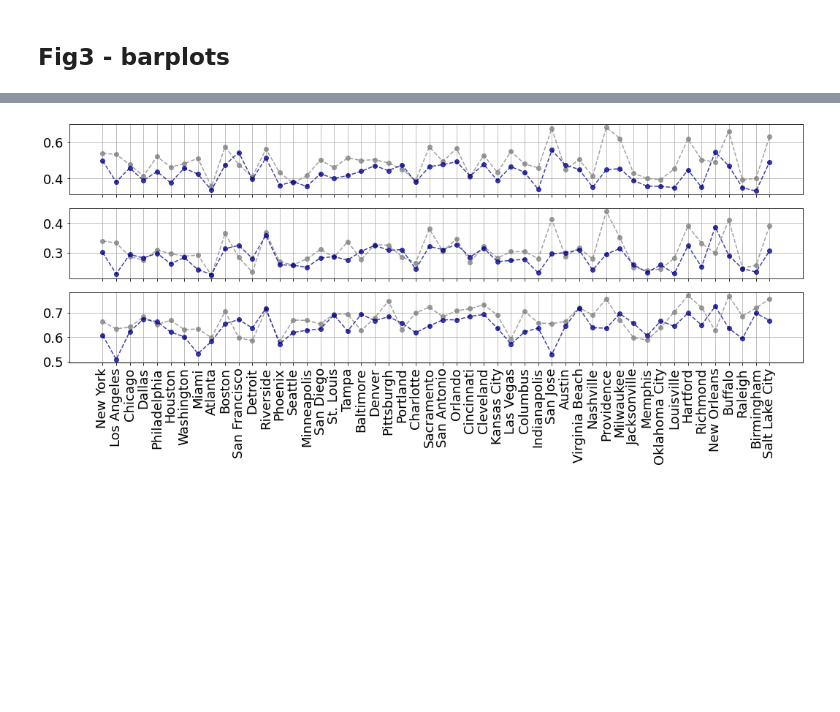
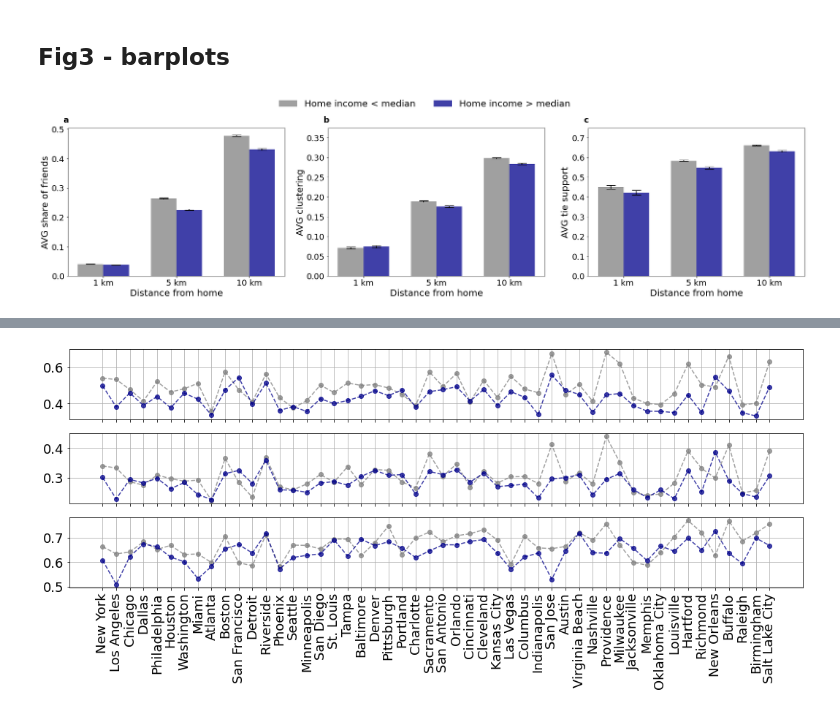
Before and after one commit to sandorjuhasz/ties-around-home, a Jupyter notebook: scripts/visuals.ipynb, the cells around one changed output, grey strips where cells are left out. Cells and saved outputs as stored; diff of their text form; code cells hidden in the pictures; blank space fills up the shorter version.

Commit message:
visuals notebook update

```diff
--- a/scripts/visuals.ipynb
+++ b/scripts/visuals.ipynb
@@ -488,7 +488,6 @@ lower = []
 error_lower  = []
 error_upper =[]
 type = list(["poor"] *3) + list(["rich"] *3)
-
 
 
 # data for Fig3
@@ -509,7 +508,7 @@ for t in pr:
     # loop for variables
     for c in list(temp.columns):
         rownames.append(str(c))
-        bootstrap_mean = draw_bs_replicates(temp[str(c)], np.mean, 2000)   # change repetition HERE
+        bootstrap_mean = draw_bs_replicates(temp[str(c)], np.mean, 4000)   # change repetition HERE
         means.append(np.mean(bootstrap_mean))
         lower.append(np.percentile(bootstrap_mean, 2.5))
         upper.append(np.percentile(bootstrap_mean, 97.5))
@@ -528,7 +527,6 @@ lower = []
 error_lower  = []
 error_upper =[]
 type = list(["poor"] *3) + list(["rich"] *3)
-
 
 
 # data for Fig3
@@ -549,7 +547,7 @@ for t in pr:
     # loop for variables
     for c in list(temp.columns):
         rownames.append(str(c))
-        bootstrap_mean = draw_bs_replicates(temp[str(c)].dropna(), np.mean, 2000)   # change repetition HERE
+        bootstrap_mean = draw_bs_replicates(temp[str(c)].dropna(), np.mean, 4000)   # change repetition HERE
         means.append(np.mean(bootstrap_mean))
         lower.append(np.percentile(bootstrap_mean, 2.5))
         upper.append(np.percentile(bootstrap_mean, 97.5))
@@ -568,7 +566,6 @@ lower = []
 error_lower  = []
 error_upper =[]
 type = list(["poor"] *3) + list(["rich"] *3)
-
 
 
 # data for Fig3
@@ -589,7 +586,7 @@ for t in pr:
     # loop for variables
     for c in list(temp.columns):
         rownames.append(str(c))
-        bootstrap_mean = draw_bs_replicates(temp[str(c)].dropna(), np.mean, 2000)   # change repetition HERE
+        bootstrap_mean = draw_bs_replicates(temp[str(c)].dropna(), np.mean, 4000)   # change repetition HERE
         means.append(np.mean(bootstrap_mean))
         lower.append(np.percentile(bootstrap_mean, 2.5))
         upper.append(np.percentile(bootstrap_mean, 97.5))
@@ -602 +597,72 @@ result_support = pd.DataFrame({ 'dist': rownames , 'mean': means, 'error_lower':
+# %%
+# plot -- Fig 3 a-b-c
+fig,ax = plt.subplots(1,3,figsize=(29,6), sharex=True)
+plt.rcParams['font.size']=18
+
+titles = ['1 km', '5 km', '10 km']
+
+# color of bars
+colorsList = ["grey", "darkblue"]
+
+# part a
+X = np.arange(3)
+bar_width = 0.35
+a_poor = result_degree[result_degree["type"]=="poor"]
+a_rich = result_degree[result_degree["type"]=="rich"]
+rects1 = ax[0].bar(X, a_poor["mean"], color = colorsList[0], width = bar_width, label = 'Poor users', yerr = [a_poor["error_lower"], a_poor["error_upper"]], capsize = 10, alpha=0.75)
+rects2 = ax[0].bar(X + bar_width, a_rich["mean"], color = colorsList[1], width = bar_width, label = 'Rich users', yerr = [a_rich["error_lower"], a_rich["error_upper"]], capsize = 10, alpha=0.75)
+ax[0].set_ylabel('AVG share of friends', size=20)
+ax[0].set_xlabel(xlabel='Distance from home', size=20)
+ax[0].set_xticks(X + bar_width/2)
+ax[0].set_xticklabels(['1 km', '5 km', '10 km'])
+
+
+
+# part b
+X = np.arange(3)
+bar_width = 0.35
+b_poor = result_clust[result_clust["type"]=="poor"]
+b_rich = result_clust[result_clust["type"]=="rich"]
+rects1 = ax[1].bar(X, b_poor["mean"], color = colorsList[0], width = bar_width, label = 'Poor users', yerr = [b_poor["error_lower"], b_poor["error_upper"]], capsize = 10, alpha=0.75)
+rects2 = ax[1].bar(X + bar_width, b_rich["mean"], color = colorsList[1], width = bar_width, label = 'Rich users', yerr = [b_rich["error_lower"], b_rich["error_upper"]], capsize = 10, alpha=0.75)
+ax[1].set_ylabel('AVG clustering', size=20)
+ax[1].set_xlabel(xlabel='Distance from home', size=20)
+ax[1].set_xticks(X + bar_width/2)
+ax[1].set_xticklabels(['1 km', '5 km', '10 km'])
+ax[1].set_ylim([0, 0.375])
+
+
+# part c
+X = np.arange(3)
+bar_width = 0.35
+c_poor = result_support[result_support["type"]=="poor"]
+c_rich = result_support[result_support["type"]=="rich"]
+rects1 = ax[2].bar(X, c_poor["mean"], color = colorsList[0], width = bar_width, label = 'Poor users', yerr = [c_poor["error_lower"], c_poor["error_upper"]], capsize = 10, alpha=0.75)
+rects2 = ax[2].bar(X + bar_width, c_rich["mean"], color = colorsList[1], width = bar_width, label = 'Rich users', yerr = [c_rich["error_lower"], c_rich["error_upper"]], capsize = 10, alpha=0.75)
+ax[2].set_ylabel('AVG tie support', size=20)
+ax[2].set_xlabel(xlabel='Distance from home', size=20)
+ax[2].set_xticks(X + bar_width/2)
+ax[2].set_xticklabels(['1 km', '5 km', '10 km'])
+ax[2].set_ylim([0, 0.75])
+
+
+
+
+# legend
+custom_lines = [Patch(facecolor='grey', alpha=0.75), Patch(facecolor='darkblue', alpha=0.75)]
+labels = [ 'Home income < median', 'Home income > median']
+
+plt.figlegend(custom_lines, labels, loc='upper center',
+    bbox_to_anchor=(0.5, 1.065),
+    ncol=2, frameon=False, fontsize=20)
+
+# subplot title
+for a, label in zip(ax, ['A','B','C','D','E','F','G','H']):
+    a.annotate(label.lower(), xy=(0,1), xycoords='axes fraction', xytext=(-10,12.5),textcoords='offset pixels', weight='bold')
+
+
+# plt.show()
+plt.savefig('../fig/mf3.png',density=300,bbox_inches='tight')
+# %% [output]
+[figure, added]
 # %% [markdown]
```
Also changed, not shown: parts of 2 cells of this notebook.
